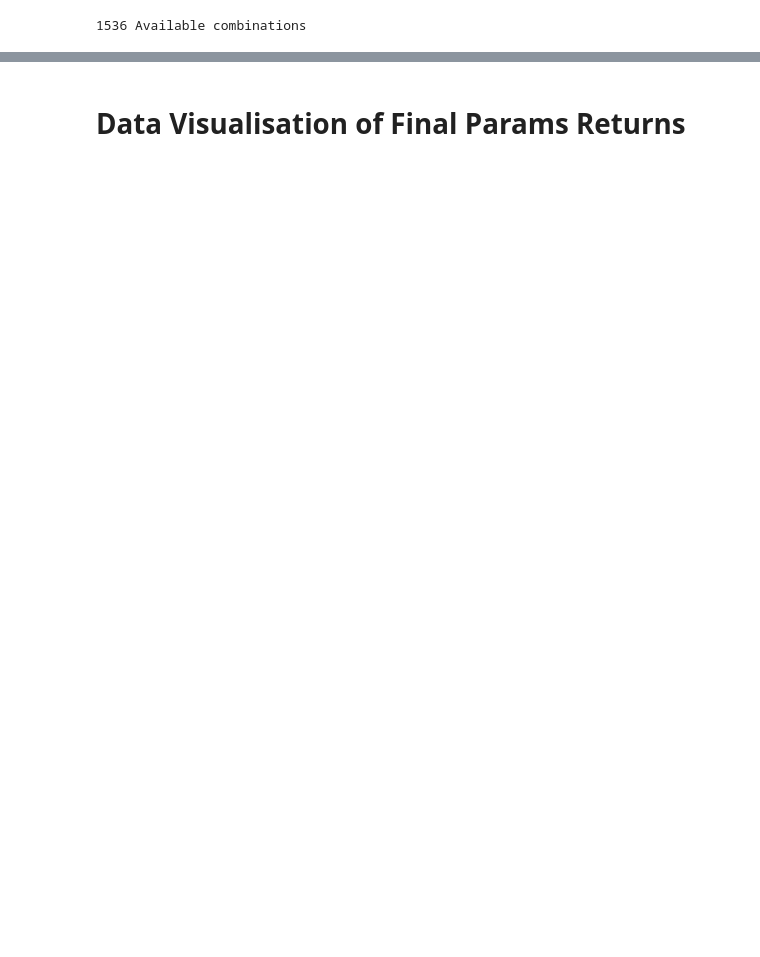
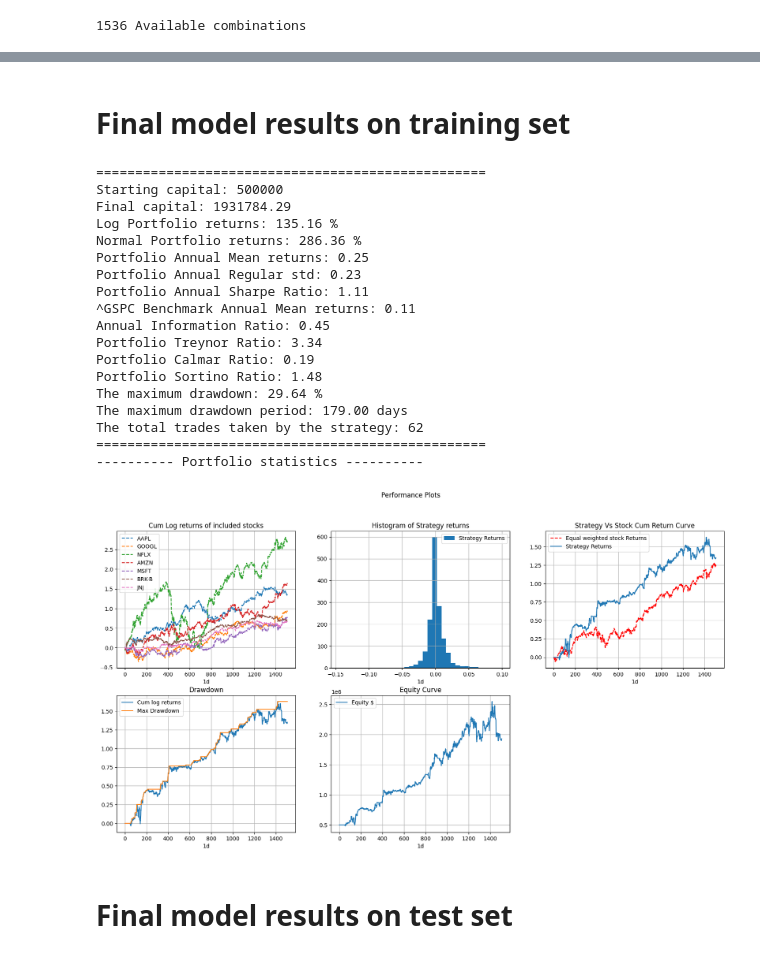
Before and after one commit to siddharthgohil/Trading_with_MACDnSMA, a Jupyter notebook: SMACD_Event_Based.ipynb, the cells around one changed output, grey strips where cells are left out. Saved outputs shown, nothing was run; the diff lists cells and outputs as text; code cells hidden in the pictures; blank space fills up the shorter version.

```diff
--- a/SMACD_Event_Based.ipynb
+++ b/SMACD_Event_Based.ipynb
@@ -866,2 +868,55 @@ short_rsi_limit = 30,
+# %% [markdown]
+# Final model results on training set
+# %%
+final_model_train_set = SMACD_Strategy(
+                # Portfolio configurations
+                symbol = ["AAPL", "GOOGL", "NFLX", "AMZN", "MSFT", "BRK-B", "JNJ"],
+                benchmark = "^GSPC",
+                start = "2010-01-01",
+                end = "2015-12-31",
+                interval = "1d",
+                capital = 500000,
+                transaction_cost = 0.01,
+                # Strategy parameters
+                primary_trend_window = 50,
+                buy_on = "open",
+                # Long Parameters
+                long_sl_ATR_multiple = 2,
+                risk_reward_long = 1.5,
+                close_n_sma_distance_long_multiple = 2.5,
+                long_rsi_limit= 80,
+                # Short Parameters
+                short_sl_ATR_multiple = 1.5,
+                risk_reward_short = 1.5,
+                close_n_sma_distance_short_multiple= 1,
+                short_rsi_limit = 20,
+                # Class configurations
+                verbose = False,
+                stock_data_dict = None,
+                benchmark_df = None,
+                plot_individual_stocks=False
+                )
+
+final_train_set_results = final_model_train_set.run_strategy()
+# %% [output]
+==================================================
+Starting capital: 500000
+Final capital: 1931784.29
+Log Portfolio returns: 135.16 %
+Normal Portfolio returns: 286.36 %
+Portfolio Annual Mean returns: 0.25
+Portfolio Annual Regular std: 0.23
+Portfolio Annual Sharpe Ratio: 1.11
+^GSPC Benchmark Annual Mean returns: 0.11
+Annual Information Ratio: 0.45
+Portfolio Treynor Ratio: 3.34
+Portfolio Calmar Ratio: 0.19
+Portfolio Sortino Ratio: 1.48
+The maximum drawdown: 29.64 %
+The maximum drawdown period: 179.00 days
+The total trades taken by the strategy: 62
+==================================================
+---------- Portfolio statistics ----------
+[figure, added]
 # %% [markdown]
-# Data Visualisation of Final Params Returns
+# Final model results on test set
```
Also changed, not shown: parts of 29 cells of this notebook, 7 other files.
